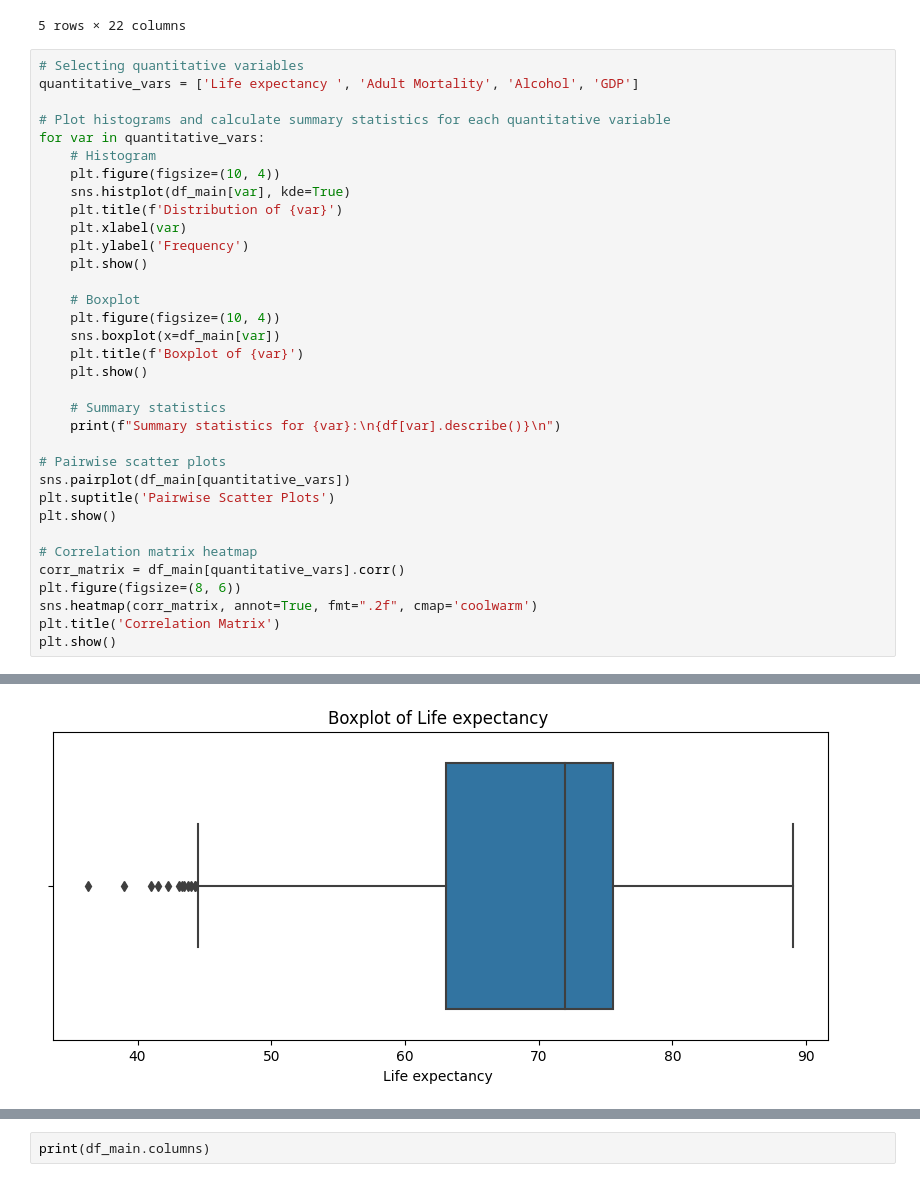
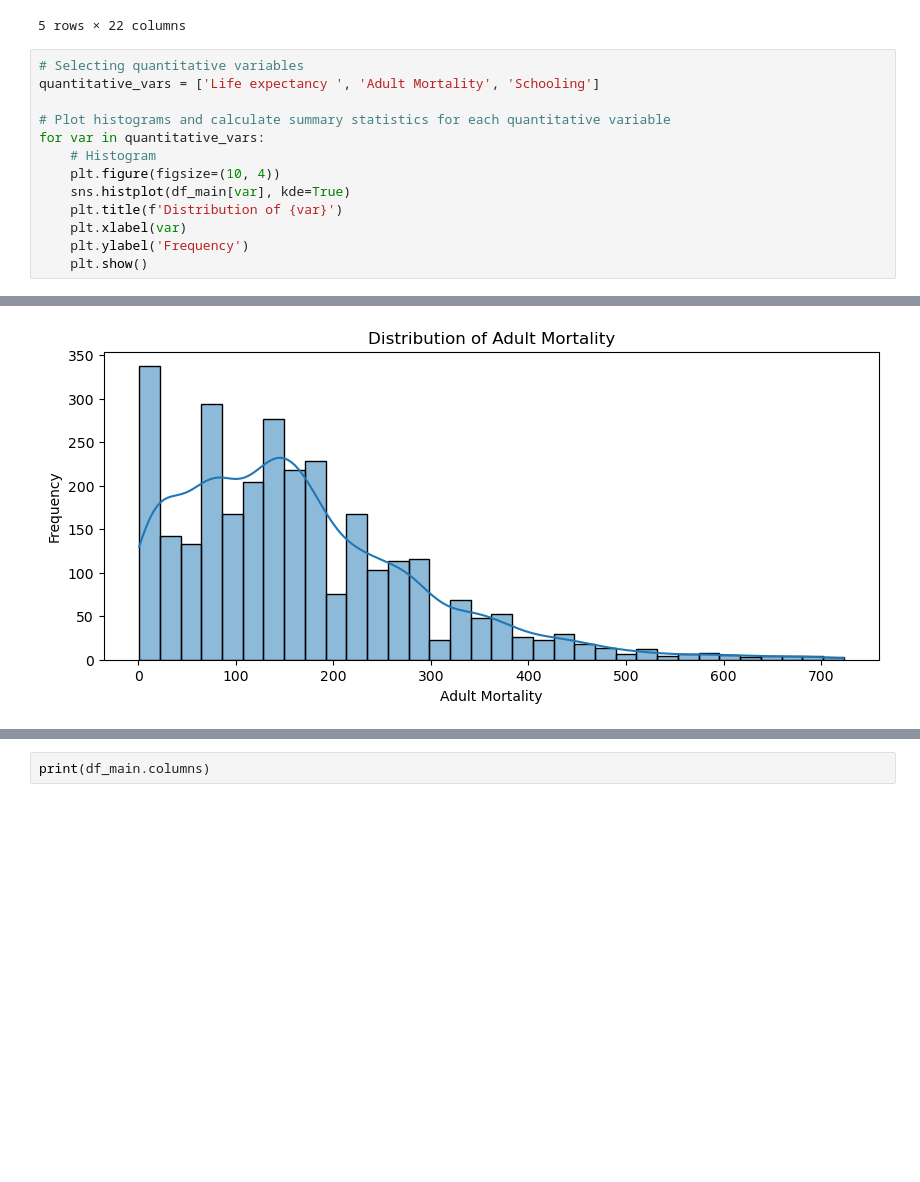
Before and after one commit to ov3ipo/SM_Project, a Jupyter notebook: project.ipynb, the cells around one changed output, grey strips where cells are left out. Cells and saved outputs as stored; diff of their text form; blank space fills up the shorter version.

```diff
--- a/project.ipynb
+++ b/project.ipynb
@@ -155,7 +155,7 @@ df_main.head()
 5 rows × 22 columns
 # %%
 # Selecting quantitative variables
-quantitative_vars = ['Life expectancy ', 'Adult Mortality', 'Alcohol', 'GDP']
+quantitative_vars = ['Life expectancy ', 'Adult Mortality', 'Schooling']
 
 # Plot histograms and calculate summary statistics for each quantitative variable
 for var in quantitative_vars:
@@ -166,25 +166,4 @@ for var in quantitative_vars:
     plt.xlabel(var)
     plt.ylabel('Frequency')
     plt.show()
-
-    # Boxplot
-    plt.figure(figsize=(10, 4))
-    sns.boxplot(x=df_main[var])
-    plt.title(f'Boxplot of {var}')
-    plt.show()
-
-    # Summary statistics
-    print(f"Summary statistics for {var}:\n{df[var].describe()}\n")
-
-# Pairwise scatter plots
-sns.pairplot(df_main[quantitative_vars])
-plt.suptitle('Pairwise Scatter Plots')
-plt.show()
-
-# Correlation matrix heatmap
-corr_matrix = df_main[quantitative_vars].corr()
-plt.figure(figsize=(8, 6))
-sns.heatmap(corr_matrix, annot=True, fmt=".2f", cmap='coolwarm')
-plt.title('Correlation Matrix')
-plt.show()
 # %% [output]
@@ -192 +171 @@ plt.show()
-[figure, old version]
+[figure, new version]
```
Also changed, not shown: parts of 5 cells of this notebook.
